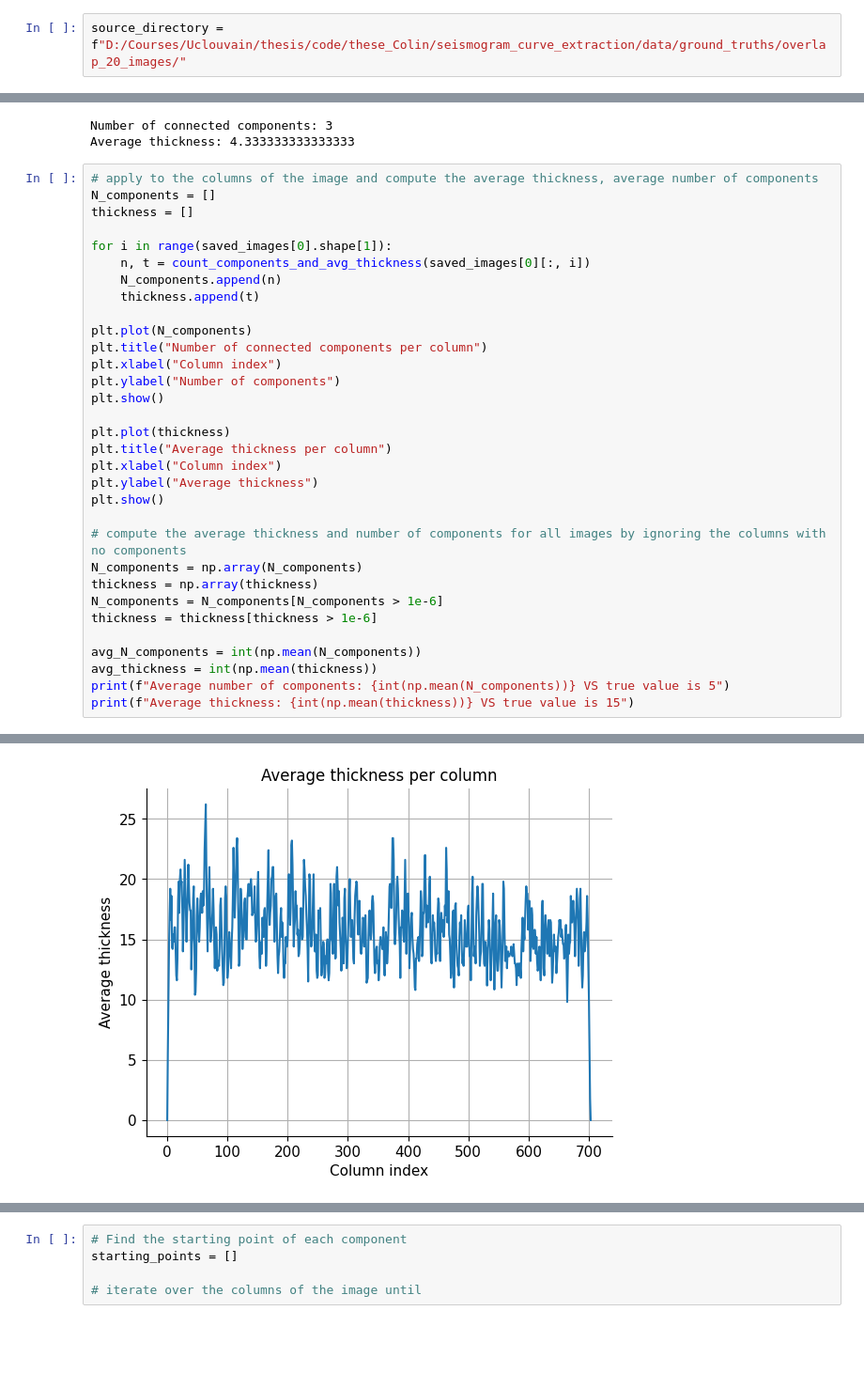
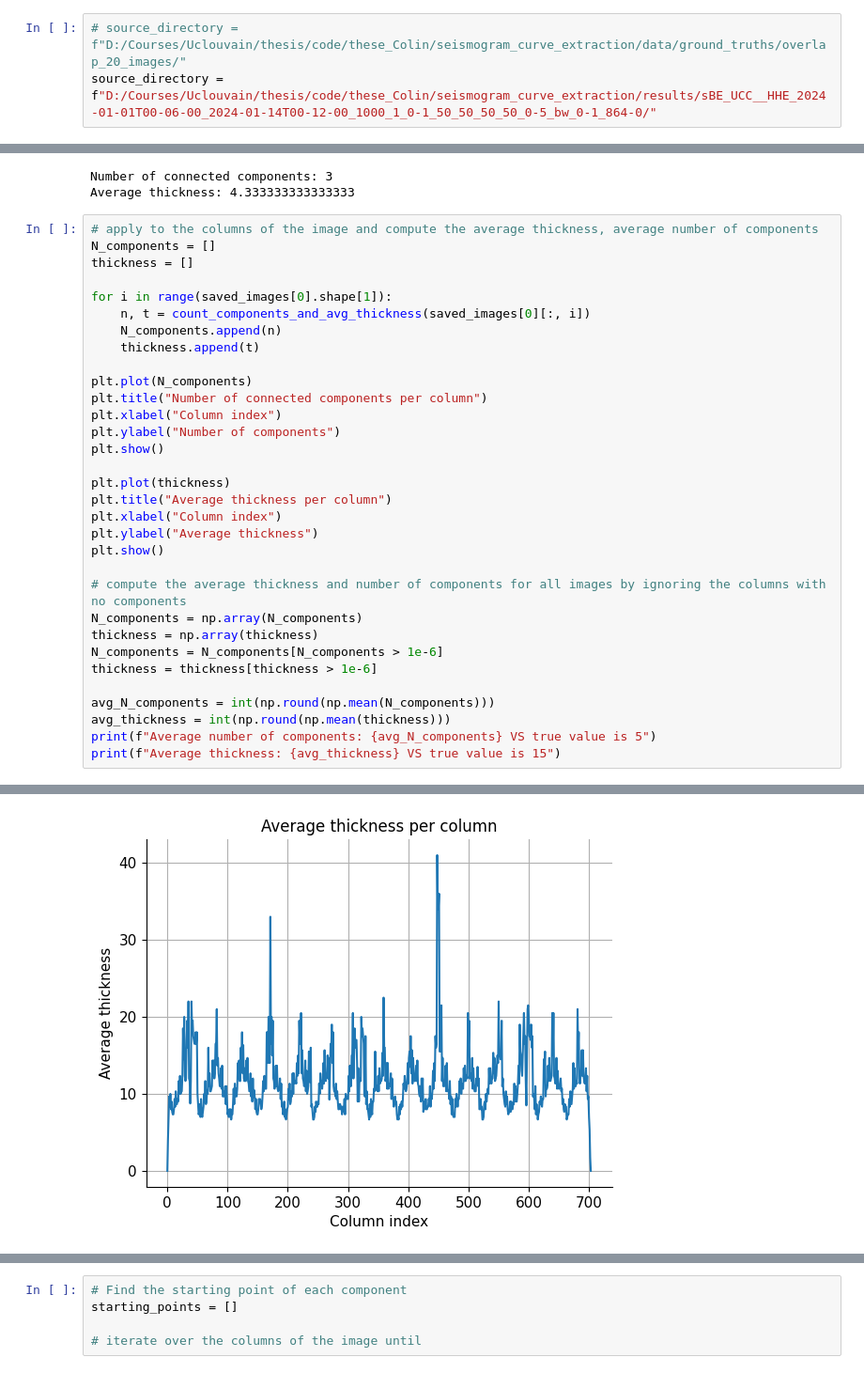
Before and after one commit to Colin16655/THESIS_Recursive_Curve_Extraction_Tool_for_Storm_Analysis_in_Historical_Seismograms, a Jupyter notebook: seismogram_curve_extraction/notebooks/process_KF.ipynb, the cells around one changed output, grey strips where cells are left out. Shown at 94% size. Saved outputs shown, nothing was run; the diff lists cells and outputs as text; blank space fills up the shorter version.

```diff
--- a/seismogram_curve_extraction/notebooks/process_KF.ipynb
+++ b/seismogram_curve_extraction/notebooks/process_KF.ipynb
@@ -17,7 +18,8 @@ plt.rcParams['legend.fontsize'] = 11
 plt.rcParams['legend.loc'] = 'upper right'
 plt.rcParams['axes.titlesize'] = 12
 # %%
-source_directory = f"D:/Courses/Uclouvain/thesis/code/these_Colin/seismogram_curve_extraction/data/ground_truths/overlap_20_images/"
+# source_directory = f"D:/Courses/Uclouvain/thesis/code/these_Colin/seismogram_curve_extraction/data/ground_truths/overlap_20_images/"
+source_directory = f"D:/Courses/Uclouvain/thesis/code/these_Colin/seismogram_curve_extraction/results/sBE_UCC__HHE_2024-01-01T00-06-00_2024-01-14T00-12-00_1000_1_0-1_50_50_50_50_0-5_bw_0-1_864-0/"
 # %%
 def load_images_from_folder(folder, N_show):
     # set N_show to 0 not to show any images
@@ -146,8 +146,8 @@ thickness = np.array(thickness)
 N_components = N_components[N_components > 1e-6]
 thickness = thickness[thickness > 1e-6]
 
-avg_N_components = int(np.mean(N_components))
-avg_thickness = int(np.mean(thickness))
-print(f"Average number of components: {int(np.mean(N_components))} VS true value is 5")
-print(f"Average thickness: {int(np.mean(thickness))} VS true value is 15")
+avg_N_components = int(np.round(np.mean(N_components)))
+avg_thickness = int(np.round(np.mean(thickness)))
+print(f"Average number of components: {avg_N_components} VS true value is 5")
+print(f"Average thickness: {avg_thickness} VS true value is 15")
 # %% [output]
@@ -155 +155 @@ print(f"Average thickness: {int(np.mean(thickness))} VS true value is 15")
-[figure, old version]
+[figure, new version]
```
Also changed, not shown: parts of 15 cells of this notebook, 6 other files.
